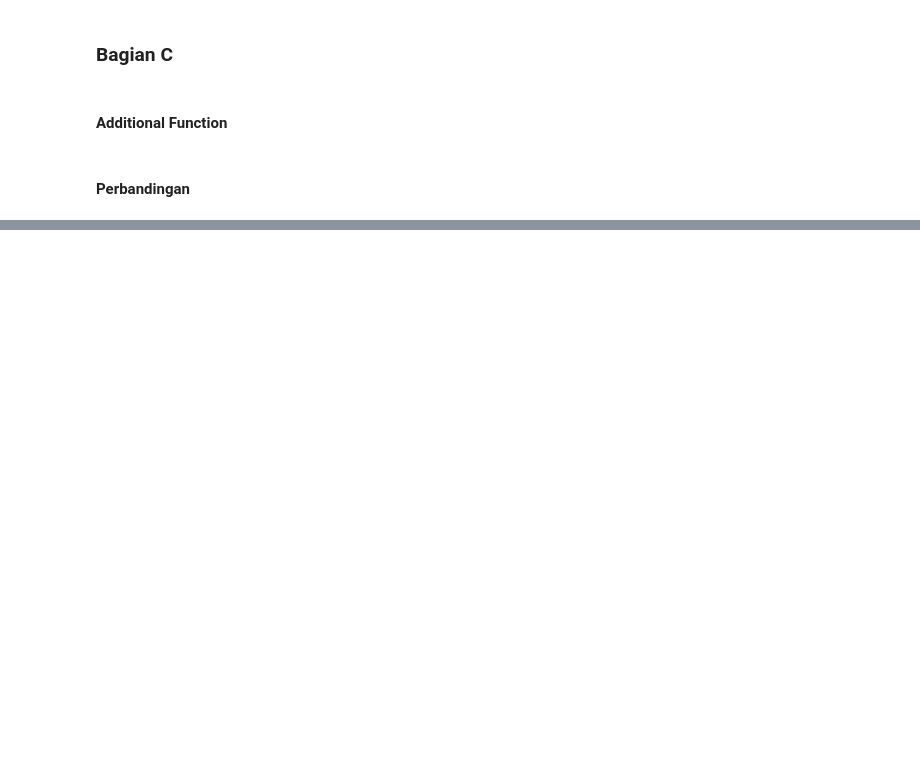
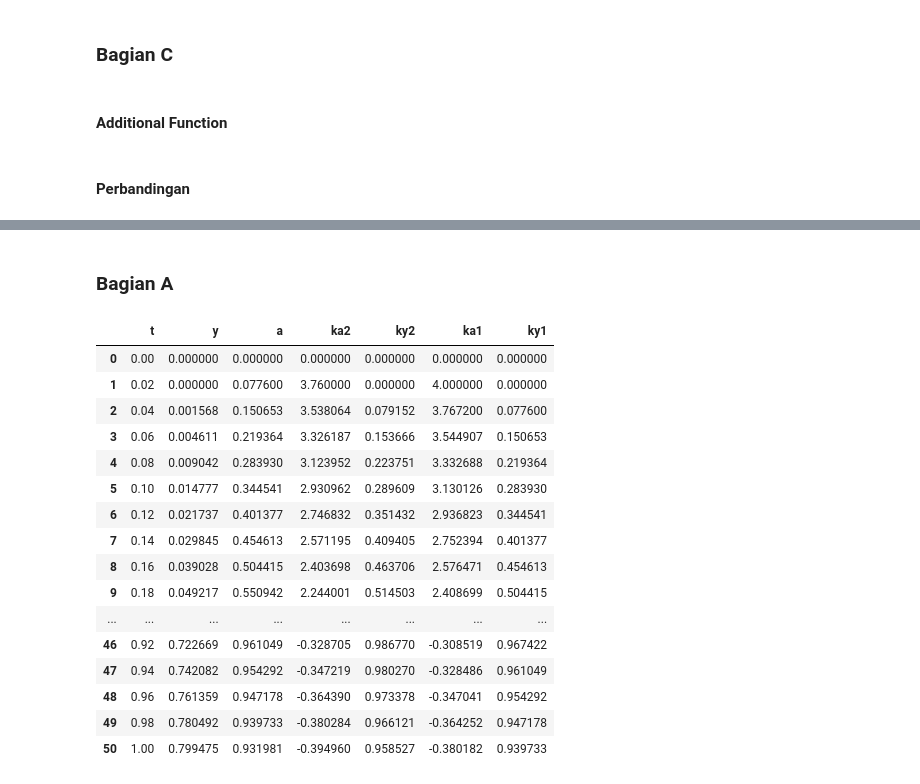
Before and after one commit to RendiZein/Metode-Rekayasa-Komputasi, a Jupyter notebook: RK_Method.ipynb, the cells around one changed output, grey strips where cells are left out. Saved outputs shown, nothing was run; the diff lists cells and outputs as text; code cells hidden in the pictures; blank space fills up the shorter version.

```diff
--- a/RK_Method.ipynb
+++ b/RK_Method.ipynb
@@ -544,0 +569,54 @@ display(df)
+# %% [markdown]
+### Bagian A
+# %%
+dt=0.02
+f=lambda t,y,a : 4-2*y-3*a
+t_0=0
+t_end=1
+# y_true_func=lambda t :2+3*np.exp(-t)
+# y_true=[y_0]
+# y_pred=[y_0]
+H = int((t_end-t_0)/dt)
+t=np.linspace(t_0, t_end, H+1)
+ka2=np.zeros(len(t))
+ky2=np.zeros(len(t))
+ka1=np.zeros(len(t))
+ky1=np.zeros(len(t))
+a=np.zeros(len(t))
+y = np.zeros(len(t))
+ka2[0]=0
+ky2[0]=0
+ka1[0] =0
+ky1[0] = 0
+a[0] = 0
+y[0] = 0
+
+#looping
+for j in range(len(t)-1):
+  ky1[j+1]=a[j]
+  ka1[j+1]=f(t[j], y[j], a[j])
+  ky2[j+1]=a[j]+ky1[j+1]*dt
+  ka2[j+1]=f(t[j+1], y[j]+ky1[j+1]*dt, a[j]+ka1[j+1]*dt)
+  y[j+1]=y[j]+(ky1[j+1]+ ky2[j+1])*dt*0.5
+  a[j+1]=a[j]+(ka1[j+1]+ ka2[j+1])*dt*0.5
+df = pd.DataFrame(list(zip(t, y, a, ka2,ky2,ka1, ky1)),
+              columns =['t','y', 'a', 'ka2','ky2','ka1','ky1'])
+display(df)
+# %% [output]
+|  | t | y | a | ka2 | ky2 | ka1 | ky1 |
+| 0 | 0.00 | 0.000000 | 0.000000 | 0.000000 | 0.000000 | 0.000000 | 0.000000 |
+| 1 | 0.02 | 0.000000 | 0.077600 | 3.760000 | 0.000000 | 4.000000 | 0.000000 |
+| 2 | 0.04 | 0.001568 | 0.150653 | 3.538064 | 0.079152 | 3.767200 | 0.077600 |
+| 3 | 0.06 | 0.004611 | 0.219364 | 3.326187 | 0.153666 | 3.544907 | 0.150653 |
+| 4 | 0.08 | 0.009042 | 0.283930 | 3.123952 | 0.223751 | 3.332688 | 0.219364 |
+| 5 | 0.10 | 0.014777 | 0.344541 | 2.930962 | 0.289609 | 3.130126 | 0.283930 |
+| 6 | 0.12 | 0.021737 | 0.401377 | 2.746832 | 0.351432 | 2.936823 | 0.344541 |
+| 7 | 0.14 | 0.029845 | 0.454613 | 2.571195 | 0.409405 | 2.752394 | 0.401377 |
+| 8 | 0.16 | 0.039028 | 0.504415 | 2.403698 | 0.463706 | 2.576471 | 0.454613 |
+| 9 | 0.18 | 0.049217 | 0.550942 | 2.244001 | 0.514503 | 2.408699 | 0.504415 |
+| ... | ... | ... | ... | ... | ... | ... | ... |
+| 46 | 0.92 | 0.722669 | 0.961049 | -0.328705 | 0.986770 | -0.308519 | 0.967422 |
+| 47 | 0.94 | 0.742082 | 0.954292 | -0.347219 | 0.980270 | -0.328486 | 0.961049 |
+| 48 | 0.96 | 0.761359 | 0.947178 | -0.364390 | 0.973378 | -0.347041 | 0.954292 |
+| 49 | 0.98 | 0.780492 | 0.939733 | -0.380284 | 0.966121 | -0.364252 | 0.947178 |
+| 50 | 1.00 | 0.799475 | 0.931981 | -0.394960 | 0.958527 | -0.380182 | 0.939733 |
```
Also changed, not shown: parts of 7 cells of this notebook.
